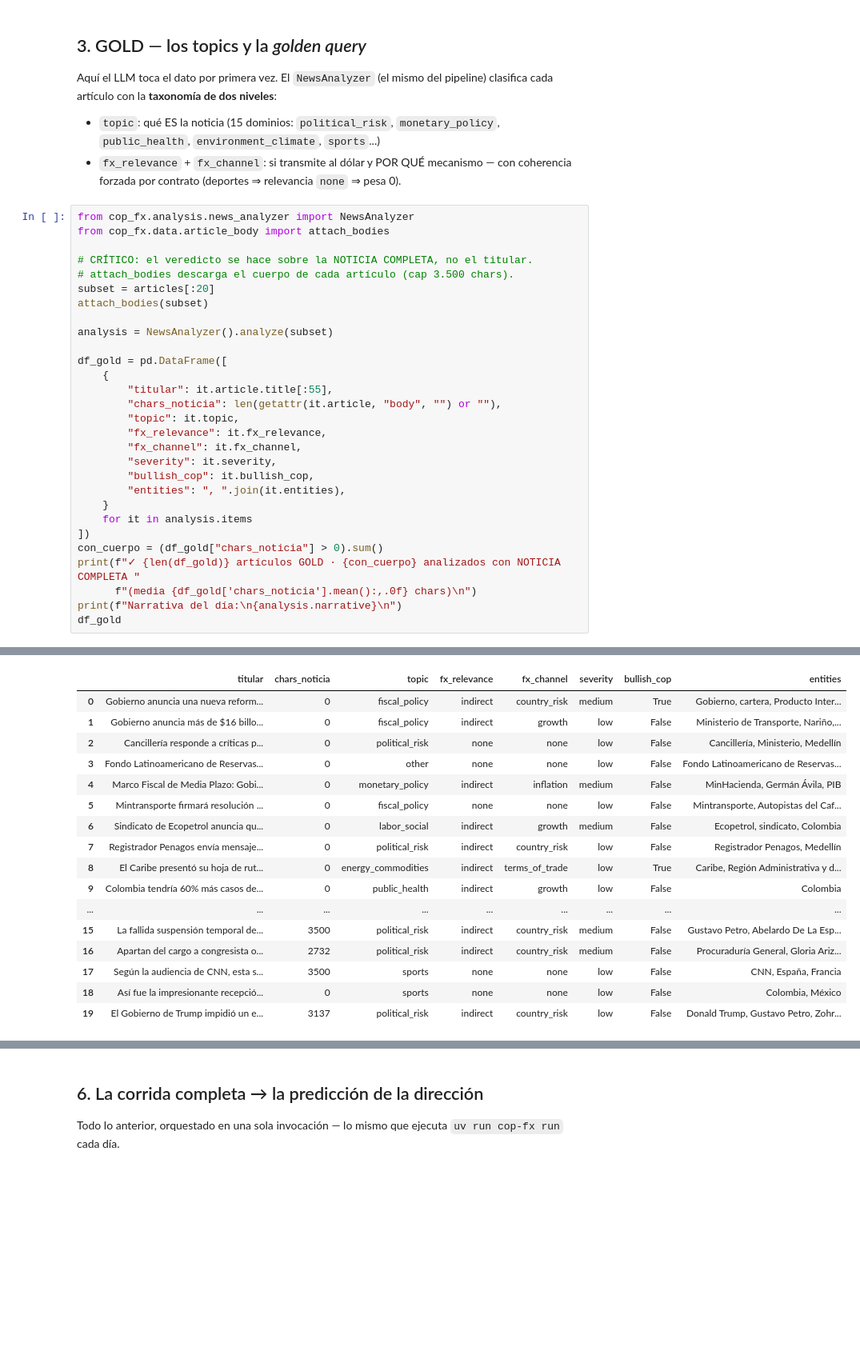
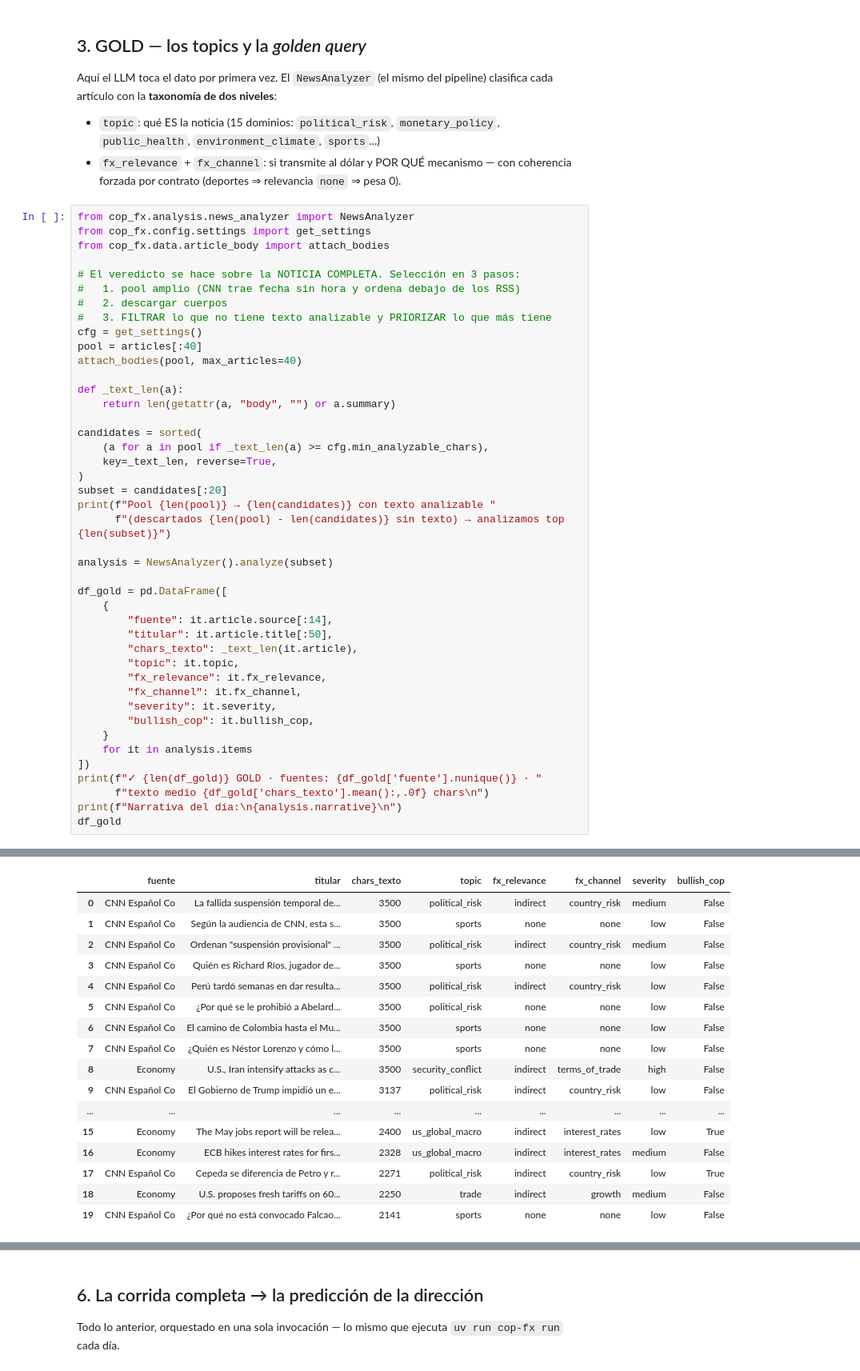
Before and after one commit to carlosjimenez88M/cop-fx-intelligence, a Jupyter notebook: notebooks/03_producto_end_to_end.ipynb, the cells around one changed output, grey strips where cells are left out. Shown at 80% size. Saved outputs shown, nothing was run; the diff lists cells and outputs as text; blank space fills up the shorter version.

```diff
--- a/notebooks/03_producto_end_to_end.ipynb
+++ b/notebooks/03_producto_end_to_end.ipynb
@@ -136,31 +134,45 @@ clasifica cada artículo con la **taxonomía de dos niveles**:
   con coherencia forzada por contrato (deportes ⇒ relevancia `none` ⇒ pesa 0).
 # %%
 from cop_fx.analysis.news_analyzer import NewsAnalyzer
+from cop_fx.config.settings import get_settings
 from cop_fx.data.article_body import attach_bodies
 
-# CRÍTICO: el veredicto se hace sobre la NOTICIA COMPLETA, no el titular.
-# attach_bodies descarga el cuerpo de cada artículo (cap 3.500 chars).
-subset = articles[:20]
-attach_bodies(subset)
+# El veredicto se hace sobre la NOTICIA COMPLETA. Selección en 3 pasos:
+#   1. pool amplio (CNN trae fecha sin hora y ordena debajo de los RSS)
+#   2. descargar cuerpos
+#   3. FILTRAR lo que no tiene texto analizable y PRIORIZAR lo que más tiene
+cfg = get_settings()
+pool = articles[:40]
+attach_bodies(pool, max_articles=40)
+
+def _text_len(a):
+    return len(getattr(a, "body", "") or a.summary)
+
+candidates = sorted(
+    (a for a in pool if _text_len(a) >= cfg.min_analyzable_chars),
+    key=_text_len, reverse=True,
+)
+subset = candidates[:20]
+print(f"Pool {len(pool)} → {len(candidates)} con texto analizable "
+      f"(descartados {len(pool) - len(candidates)} sin texto) → analizamos top {len(subset)}")
 
 analysis = NewsAnalyzer().analyze(subset)
 
 df_gold = pd.DataFrame([
     {
-        "titular": it.article.title[:55],
-        "chars_noticia": len(getattr(it.article, "body", "") or ""),
+        "fuente": it.article.source[:14],
+        "titular": it.article.title[:50],
+        "chars_texto": _text_len(it.article),
         "topic": it.topic,
         "fx_relevance": it.fx_relevance,
         "fx_channel": it.fx_channel,
         "severity": it.severity,
         "bullish_cop": it.bullish_cop,
-        "entities": ", ".join(it.entities),
     }
     for it in analysis.items
 ])
-con_cuerpo = (df_gold["chars_noticia"] > 0).sum()
-print(f"✓ {len(df_gold)} artículos GOLD · {con_cuerpo} analizados con NOTICIA COMPLETA "
-      f"(media {df_gold['chars_noticia'].mean():,.0f} chars)\n")
+print(f"✓ {len(df_gold)} GOLD · fuentes: {df_gold['fuente'].nunique()} · "
+      f"texto medio {df_gold['chars_texto'].mean():,.0f} chars\n")
 print(f"Narrativa del día:\n{analysis.narrative}\n")
 df_gold
 # %% [output]
@@ -184,20 +198,20 @@ El sesgo local luce algo más débil para el COP por el mayor ruido político e
-|  | titular | chars_noticia | topic | fx_relevance | fx_channel | severity | bullish_cop | entities |
-| 0 | Gobierno anuncia una nueva reform... | 0 | fiscal_policy | indirect | country_risk | medium | True | Gobierno, cartera, Producto Inter... |
-| 1 | Gobierno anuncia más de $16 billo... | 0 | fiscal_policy | indirect | growth | low | False | Ministerio de Transporte, Nariño,... |
-| 2 | Cancillería responde a críticas p... | 0 | political_risk | none | none | low | False | Cancillería, Ministerio, Medellín |
-| 3 | Fondo Latinoamericano de Reservas... | 0 | other | none | none | low | False | Fondo Latinoamericano de Reservas... |
-| 4 | Marco Fiscal de Media Plazo: Gobi... | 0 | monetary_policy | indirect | inflation | medium | False | MinHacienda, Germán Ávila, PIB |
-| 5 | Mintransporte firmará resolución ... | 0 | fiscal_policy | none | none | low | False | Mintransporte, Autopistas del Caf... |
-| 6 | Sindicato de Ecopetrol anuncia qu... | 0 | labor_social | indirect | growth | medium | False | Ecopetrol, sindicato, Colombia |
-| 7 | Registrador Penagos envía mensaje... | 0 | political_risk | indirect | country_risk | low | False | Registrador Penagos, Medellín |
-| 8 | El Caribe presentó su hoja de rut... | 0 | energy_commodities | indirect | terms_of_trade | low | True | Caribe, Región Administrativa y d... |
-| 9 | Colombia tendría 60% más casos de... | 0 | public_health | indirect | growth | low | False | Colombia |
+|  | fuente | titular | chars_texto | topic | fx_relevance | fx_channel | severity | bullish_cop |
+| 0 | CNN Español Co | La fallida suspensión temporal de... | 3500 | political_risk | indirect | country_risk | medium | False |
+| 1 | CNN Español Co | Según la audiencia de CNN, esta s... | 3500 | sports | none | none | low | False |
+| 2 | CNN Español Co | Ordenan "suspensión provisional" ... | 3500 | political_risk | indirect | country_risk | medium | False |
+| 3 | CNN Español Co | Quién es Richard Ríos, jugador de... | 3500 | sports | none | none | low | False |
+| 4 | CNN Español Co | Perú tardó semanas en dar resulta... | 3500 | political_risk | indirect | country_risk | low | False |
+| 5 | CNN Español Co | ¿Por qué se le prohibió a Abelard... | 3500 | political_risk | none | none | low | False |
+| 6 | CNN Español Co | El camino de Colombia hasta el Mu... | 3500 | sports | none | none | low | False |
+| 7 | CNN Español Co | ¿Quién es Néstor Lorenzo y cómo l... | 3500 | sports | none | none | low | False |
+| 8 | Economy | U.S., Iran intensify attacks as c... | 3500 | security_conflict | indirect | terms_of_trade | high | False |
+| 9 | CNN Español Co | El Gobierno de Trump impidió un e... | 3137 | political_risk | indirect | country_risk | low | False |
 | ... | ... | ... | ... | ... | ... | ... | ... | ... |
-| 15 | La fallida suspensión temporal de... | 3500 | political_risk | indirect | country_risk | medium | False | Gustavo Petro, Abelardo De La Esp... |
-| 16 | Apartan del cargo a congresista o... | 2732 | political_risk | indirect | country_risk | medium | False | Procuraduría General, Gloria Ariz... |
-| 17 | Según la audiencia de CNN, esta s... | 3500 | sports | none | none | low | False | CNN, España, Francia |
-| 18 | Así fue la impresionante recepció... | 0 | sports | none | none | low | False | Colombia, México |
-| 19 | El Gobierno de Trump impidió un e... | 3137 | political_risk | indirect | country_risk | low | False | Donald Trump, Gustavo Petro, Zohr... |
+| 15 | Economy | The May jobs report will be relea... | 2400 | us_global_macro | indirect | interest_rates | low | True |
+| 16 | Economy | ECB hikes interest rates for firs... | 2328 | us_global_macro | indirect | interest_rates | medium | False |
+| 17 | CNN Español Co | Cepeda se diferencia de Petro y r... | 2271 | political_risk | indirect | country_risk | low | True |
+| 18 | Economy | U.S. proposes fresh tariffs on 60... | 2250 | trade | indirect | growth | medium | False |
+| 19 | CNN Español Co | ¿Por qué no está convocado Falcao... | 2141 | sports | none | none | low | False |
 # %%
 # LA GOLDEN QUERY: separar el oro del ruido.
 # De todo lo scrapeado, ¿qué tiene canal de transmisión al dólar y con qué fuerza?
```
Also changed, not shown: parts of 9 cells of this notebook, 5 other files.
